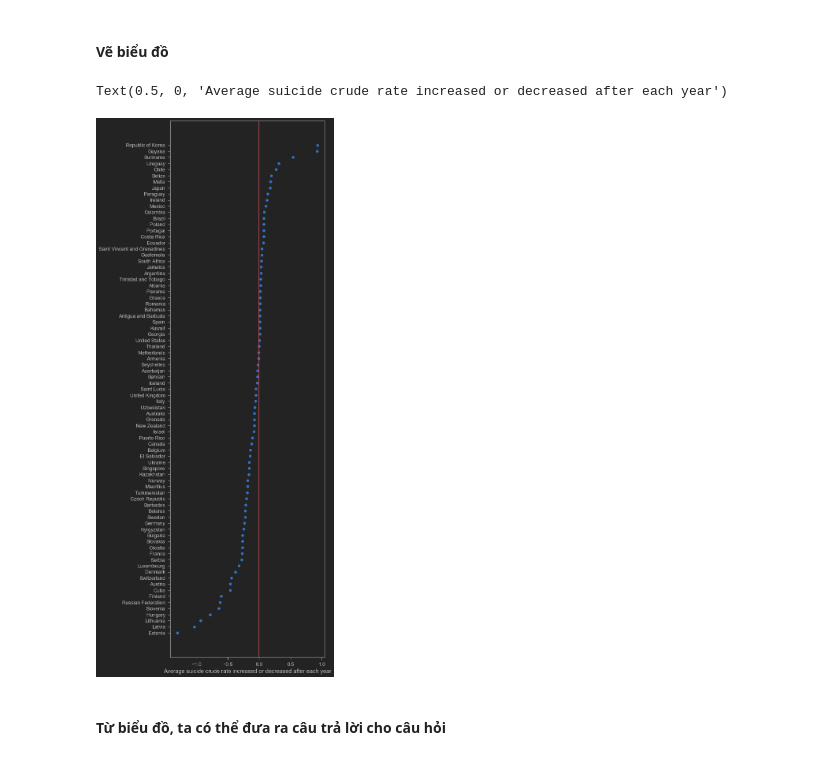
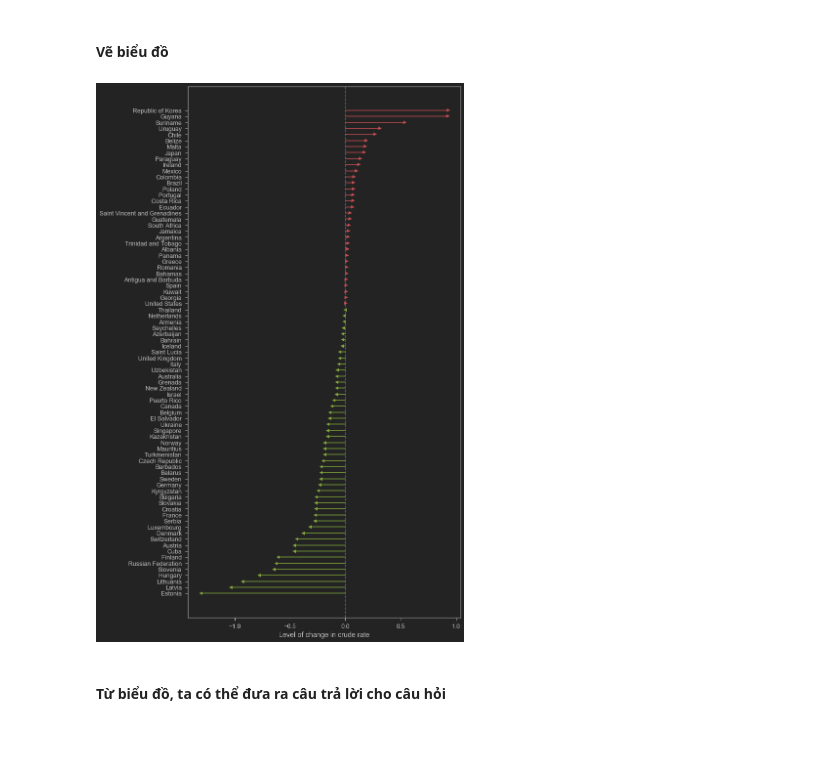
Before and after one commit to mannt-jp/LTCKHDL_DACK, a Jupyter notebook: 1712586-NguyenThanhMan.ipynb, the cells around one changed output. Drawn from its saved outputs; the diff is of its cells as text; code cells hidden in the pictures.

```diff
--- a/1712586-NguyenThanhMan.ipynb
+++ b/1712586-NguyenThanhMan.ipynb
@@ -295,14 +295,22 @@ result = pd.Series(data=a, index=crudeRateGeneral.index)
 result.sort_values(inplace=True)
 # %% [markdown]
 #### Vẽ biểu đồ
-# %%
-plt.figure(figsize=[7, 25])
-plt.plot(result.values, result.index, 'o')
-plt.axvline(x=0, c='r')
-plt.xlabel("Average suicide crude rate increased or decreased after each year")
-# %% [output]
-Text(0.5, 0, 'Average suicide crude rate increased or decreased after each year')
-[figure, removed]
+# %%
+plt.figure(figsize=[10, 20])
+for (value, index) in zip(result.values, result.index):
+    if value > 0:
+        # Vẽ đường màu đỏ để biểu thị sự báo động
+        plt.plot([0, value], [index, index], c='r')
+        plt.plot(value, index, 'r>')
+    else:
+        # Vẽ đường màu xanh lá để biểu thị sự tích cực
+        plt.plot([0, value], [index, index], c='g')
+        plt.plot(value, index, 'g<')
+#plt.plot(result.values, result.index, 'd')
+plt.axvline(x=0, ls='--')
+plt.xlabel("Level of change in crude rate");
+# %% [output]
+[figure, added]
 # %% [markdown]
 #### Từ biểu đồ, ta có thể đưa ra câu trả lời cho câu hỏi
 # %% [markdown]
```
Also changed, not shown: parts of 14 cells of this notebook.
